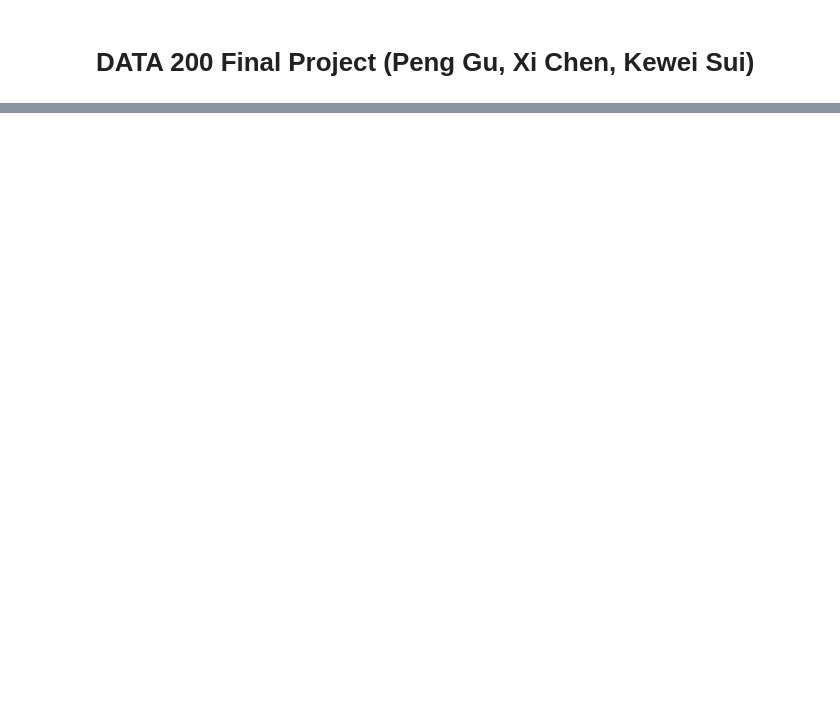
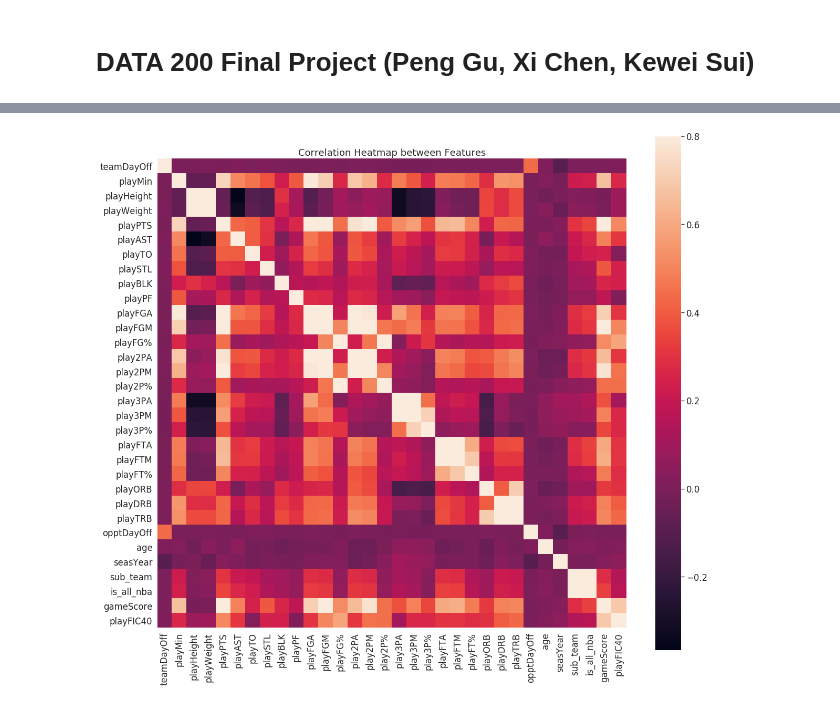
Before and after one commit to soraproducer/Data-200-Final-Project, a Jupyter notebook: final_project.ipynb, the cells around one changed output, grey strips where cells are left out. Cells and saved outputs as stored; diff of their text form; code cells hidden in the pictures; blank space fills up the shorter version.

```diff
--- a/final_project.ipynb
+++ b/final_project.ipynb
@@ -269,0 +30,5 @@ random_forest_model = ensemble.RandomForestClassifier(n_estimators=20, random_st
+# %%
+# Read in the 2 datasets we will be using
+
+df_player = pd.read_csv('dataset/2012-18_playerBoxScore.csv')
+df_all_nba_team = pd.read_csv('dataset/2012-18_all_nba_team.csv')
@@ -269,0 +37,8 @@ random_forest_model = ensemble.RandomForestClassifier(n_estimators=20, random_st
+# %%
+# Change data related columns to python datetime type
+df_player['gmDate'] = pd.to_datetime(df_player["gmDate"])
+df_player['playBDate'] = pd.to_datetime(df_player["playBDate"])
+
+# Add a column 'age' to the dataframe
+df_player['age'] = df_player['gmDate'] - df_player['playBDate']
+df_player['age'] = df_player['age'].dt.days / 365.0
@@ -269,0 +57,20 @@ random_forest_model = ensemble.RandomForestClassifier(n_estimators=20, random_st
+# %%
+# Merge two datasets into one, add is_all_nba flag
+df_all_nba_team['is_all_nba'] = 1
+df_player = df_player.merge(right=df_all_nba_team, how='left', left_on=['playDispNm','seasYear'], right_on=['name','year'])
+df_player = df_player.drop(columns=['name','year','position','team'])
+df_player['sub_team'].fillna(0, inplace=True)
+df_player['is_all_nba'].fillna(0,inplace=True)
+# df_player.columns
+# df_player.head()
+# %%
+# Adding two measuring metrics for player's performance
+# 1. a column 'game score' (simplified PER)
+df_player["gameScore"] = df_player["playPTS"] + 0.4 * df_player["playFGM"] - 0.7 * df_player["playFGA"] - 0.4 * (df_player["playFTA"] - df_player["playFTM"]) + 0.7 * df_player["playORB"] + 0.3 * df_player["playDRB"] + df_player["playSTL"] + 0.7 * df_player["playAST"] + 0.7 * df_player["playBLK"] - 0.4 * df_player["playPF"] - df_player["playTO"]
+
+# 2. a column 'FIC40'
+df_player['playFIC40'] = ((df_player['playPTS'] + df_player['playORB'] + 0.75 * df_player['playDRB'] + df_player['playAST'] + df_player['playSTL'] + df_player['playBLK']
+- 0.75 * df_player['playFGA'] - 0.375 * df_player['playFTA'] - df_player['playTO'] - 0.5 * df_player['playPF']) * 40 * 5) / df_player['playMin']
+
+# Simplify player's position to guard as G, foward as F, and center as C
+df_player["playPos"] = df_player["playPos"].replace({'PG':'G', 'SG':'G', 'SF':'F', 'PF':'F'})
@@ -269,0 +170,8 @@ random_forest_model = ensemble.RandomForestClassifier(n_estimators=20, random_st
+# %%
+corrmat = df_player.corr()
+f, ax = plt.subplots(figsize=(20,18))
+sns.heatmap(corrmat, vmax=.8, square=True)
+
+ax.set_title('Correlation Heatmap between Features');
+# %% [output]
+[figure, added]
```
Also changed, not shown: parts of 53 cells of this notebook, 5 other files.
